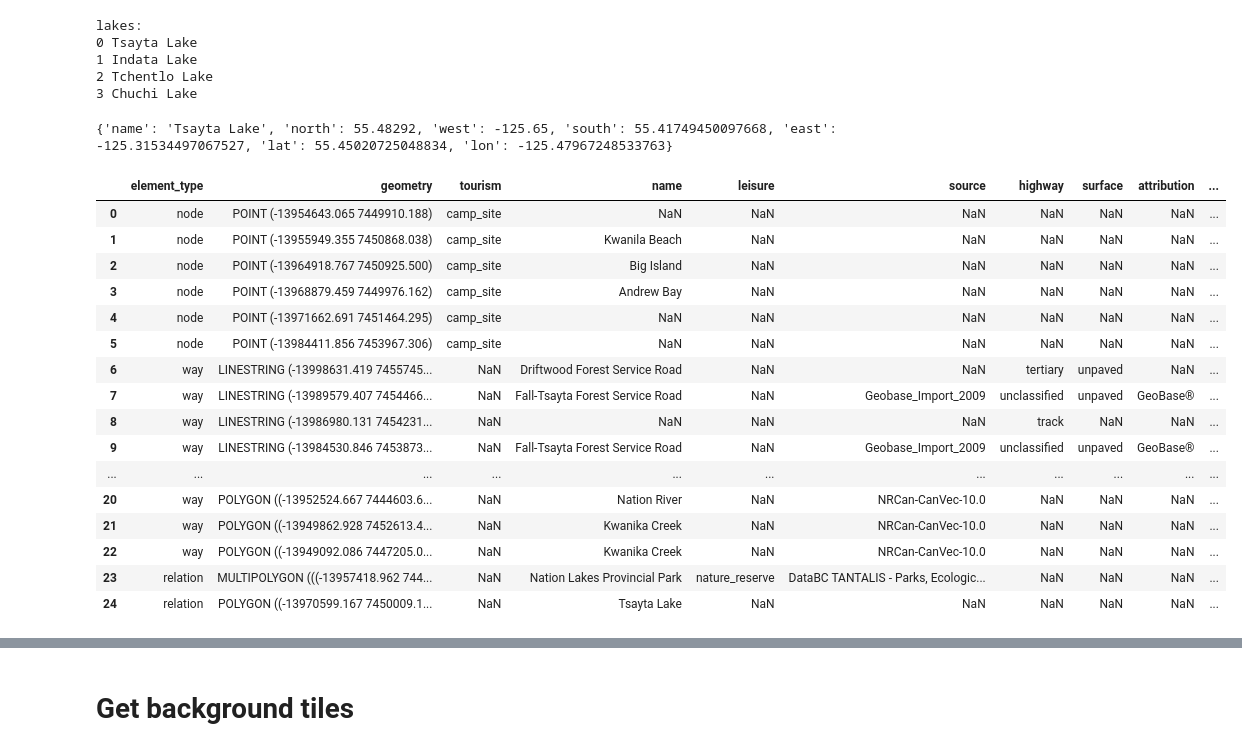
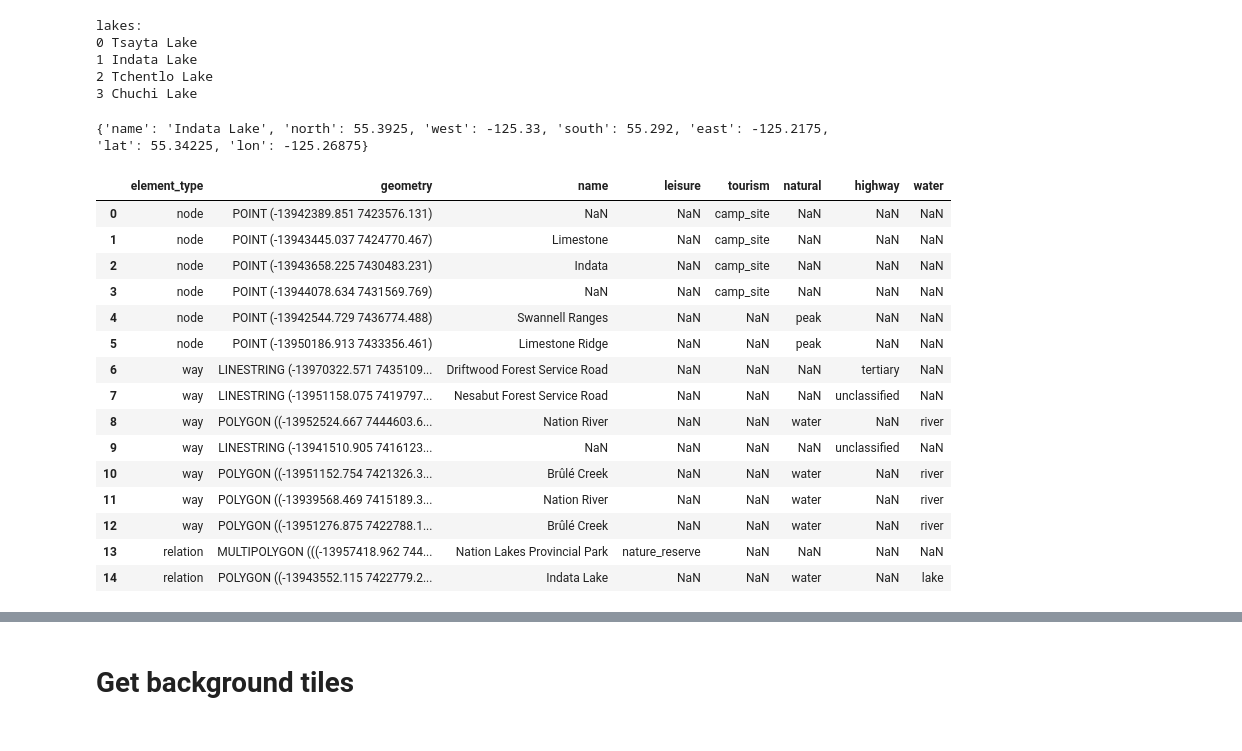
Before and after one commit to trevorki/canoe-mapping, a Jupyter notebook: osmnx-learning2.ipynb, the cells around one changed output, grey strips where cells are left out. Cells and saved outputs as stored; diff of their text form; code cells hidden in the pictures.

```diff
--- a/osmnx-learning2.ipynb
+++ b/osmnx-learning2.ipynb
@@ -37,7 +37,7 @@ lakes:
 2 Tchentlo Lake
 3 Chuchi Lake
 # %%
-place = lakes[0]
+place = lakes[1]
 place_name = place["name"].replace(" ", "-")
 print(place)
 corners = (place["south"],place["west"],place["north"],place["east"])
@@ -51,31 +51,28 @@ desired_tags = {
     'barrier': ['yes']
 }
 # %% [output]
-{'name': 'Tsayta Lake', 'north': 55.48292, 'west': -125.65, 'south': 55.41749450097668, 'east': -125.31534497067527, 'lat': 55.45020725048834, 'lon': -125.47967248533763}
+{'name': 'Indata Lake', 'north': 55.3925, 'west': -125.33, 'south': 55.292, 'east': -125.2175, 'lat': 55.34225, 'lon': -125.26875}
 # %%
-
 gdf = ox.features.features_from_bbox(place["north"], place["south"], place["east"], place["west"], desired_tags)
 gdf = gdf.to_crs(epsg=3857) # project to spherical mercator to match tiles
 gdf.reset_index(inplace=True)
-cols = ['nodes', 'ways','osmid']
-gdf.drop(columns=cols, inplace=True)
-
+cols_to_keep = ['element_type', 'geometry', 'name'] + [key for key in desired_tags.keys() if key in gdf.columns]
+gdf = gdf[cols_to_keep]
 gdf
 # %% [output]
-|  | element_type | geometry | tourism | name | leisure | source | highway | surface | attribution | ... |
-| 0 | node | POINT (-13954643.065 7449910.188) | camp_site | NaN | NaN | NaN | NaN | NaN | NaN | ... |
-| 1 | node | POINT (-13955949.355 7450868.038) | camp_site | Kwanila Beach | NaN | NaN | NaN | NaN | NaN | ... |
-| 2 | node | POINT (-13964918.767 7450925.500) | camp_site | Big Island | NaN | NaN | NaN | NaN | NaN | ... |
-| 3 | node | POINT (-13968879.459 7449976.162) | camp_site | Andrew Bay | NaN | NaN | NaN | NaN | NaN | ... |
-| 4 | node | POINT (-13971662.691 7451464.295) | camp_site | NaN | NaN | NaN | NaN | NaN | NaN | ... |
-| 5 | node | POINT (-13984411.856 7453967.306) | camp_site | NaN | NaN | NaN | NaN | NaN | NaN | ... |
-| 6 | way | LINESTRING (-13998631.419 7455745... | NaN | Driftwood Forest Service Road | NaN | NaN | tertiary | unpaved | NaN | ... |
-| 7 | way | LINESTRING (-13989579.407 7454466... | NaN | Fall-Tsayta Forest Service Road | NaN | Geobase_Import_2009 | unclassified | unpaved | GeoBase® | ... |
-| 8 | way | LINESTRING (-13986980.131 7454231... | NaN | NaN | NaN | NaN | track | NaN | NaN | ... |
-| 9 | way | LINESTRING (-13984530.846 7453873... | NaN | Fall-Tsayta Forest Service Road | NaN | Geobase_Import_2009 | unclassified | unpaved | GeoBase® | ... |
-| ... | ... | ... | ... | ... | ... | ... | ... | ... | ... | ... |
-| 20 | way | POLYGON ((-13952524.667 7444603.6... | NaN | Nation River | NaN | NRCan-CanVec-10.0 | NaN | NaN | NaN | ... |
-| 21 | way | POLYGON ((-13949862.928 7452613.4... | NaN | Kwanika Creek | NaN | NRCan-CanVec-10.0 | NaN | NaN | NaN | ... |
-| 22 | way | POLYGON ((-13949092.086 7447205.0... | NaN | Kwanika Creek | NaN | NRCan-CanVec-10.0 | NaN | NaN | NaN | ... |
-| 23 | relation | MULTIPOLYGON (((-13957418.962 744... | NaN | Nation Lakes Provincial Park | nature_reserve | DataBC TANTALIS - Parks, Ecologic... | NaN | NaN | NaN | ... |
-| 24 | relation | POLYGON ((-13970599.167 7450009.1... | NaN | Tsayta Lake | NaN | NaN | NaN | NaN | NaN | ... |
+|  | element_type | geometry | name | leisure | tourism | natural | highway | water |
+| 0 | node | POINT (-13942389.851 7423576.131) | NaN | NaN | camp_site | NaN | NaN | NaN |
+| 1 | node | POINT (-13943445.037 7424770.467) | Limestone | NaN | camp_site | NaN | NaN | NaN |
+| 2 | node | POINT (-13943658.225 7430483.231) | Indata | NaN | camp_site | NaN | NaN | NaN |
+| 3 | node | POINT (-13944078.634 7431569.769) | NaN | NaN | camp_site | NaN | NaN | NaN |
+| 4 | node | POINT (-13942544.729 7436774.488) | Swannell Ranges | NaN | NaN | peak | NaN | NaN |
+| 5 | node | POINT (-13950186.913 7433356.461) | Limestone Ridge | NaN | NaN | peak | NaN | NaN |
+| 6 | way | LINESTRING (-13970322.571 7435109... | Driftwood Forest Service Road | NaN | NaN | NaN | tertiary | NaN |
+| 7 | way | LINESTRING (-13951158.075 7419797... | Nesabut Forest Service Road | NaN | NaN | NaN | unclassified | NaN |
+| 8 | way | POLYGON ((-13952524.667 7444603.6... | Nation River | NaN | NaN | water | NaN | river |
+| 9 | way | LINESTRING (-13941510.905 7416123... | NaN | NaN | NaN | NaN | unclassified | NaN |
+| 10 | way | POLYGON ((-13951152.754 7421326.3... | Brûlé Creek | NaN | NaN | water | NaN | river |
+| 11 | way | POLYGON ((-13939568.469 7415189.3... | Nation River | NaN | NaN | water | NaN | river |
+| 12 | way | POLYGON ((-13951276.875 7422788.1... | Brûlé Creek | NaN | NaN | water | NaN | river |
+| 13 | relation | MULTIPOLYGON (((-13957418.962 744... | Nation Lakes Provincial Park | nature_reserve | NaN | NaN | NaN | NaN |
+| 14 | relation | POLYGON ((-13943552.115 7422779.2... | Indata Lake | NaN | NaN | water | NaN | lake |
```
Also changed, not shown: parts of 28 cells of this notebook, 1 other file.
